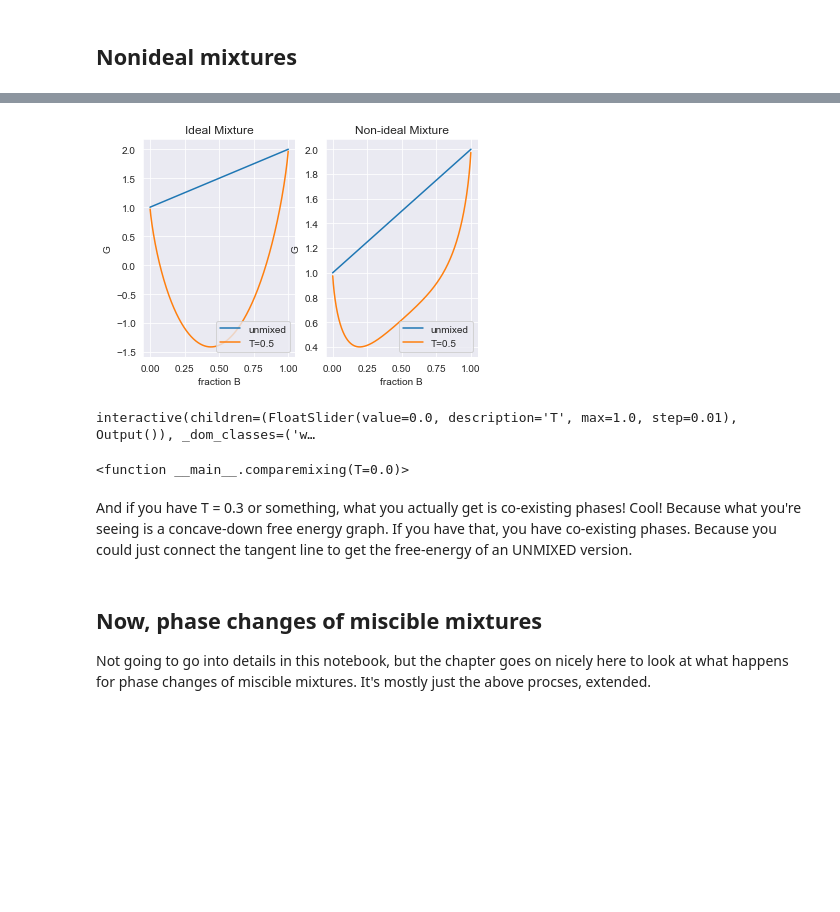
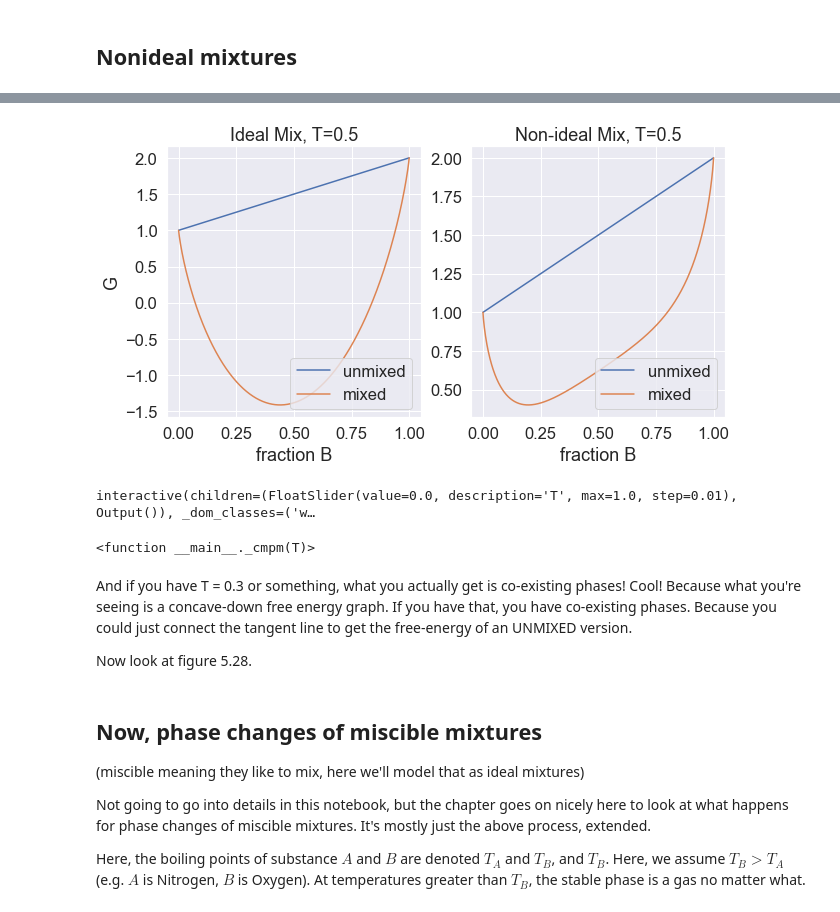
Before and after one commit to mglerner/IntroToStatMechAndThermal, a Jupyter notebook: Chapter5/PhaseTransformationsOfMixtures_QuickTour.ipynb, the cells around one changed output, grey strips where cells are left out. Cells and saved outputs as stored; diff of their text form; code cells hidden in the pictures; blank space fills up the shorter version.

```diff
--- a/Chapter5/PhaseTransformationsOfMixtures_QuickTour.ipynb
+++ b/Chapter5/PhaseTransformationsOfMixtures_QuickTour.ipynb
@@ -83,40 +89,53 @@ plt.show()
 def nonidealmixed(x,T):
     return idealmixed(x,T) + deltaU_mixing(x)
 
-def comparemixing(T=0.0):
-    plt.clf()
-    x = np.linspace(0,1,1000)
+def comparemixing(T=0.0,axs=None):
+    if axs is None:
+        fig, axs = plt.subplots(1,2,figsize=(10,5))
+    axs[0].clear()
+    axs[1].clear()
+    delta = 0.0000001
+    x = np.linspace(0+delta,1-delta,1000)
     legloc = 'lower right'
-    plt.subplot(121)
-    plt.plot(x,unmixed(x),label="unmixed")
-    plt.title("Ideal Mixture")
-    plt.xlabel("fraction B")
-    plt.ylabel("G")
-    plt.plot(x,idealmixed(x,T),label="T=%3.1f"%T)
-    plt.legend(loc=legloc)
+    #plt.subplot(121)
+    axs[0].plot(x,unmixed(x),label="unmixed")
+    axs[0].set_title(f"Ideal Mix, T={T:3.1f}")
+    axs[0].set_xlabel("fraction B")
+    axs[0].set_ylabel("G")
+    axs[0].plot(x,idealmixed(x,T),label="mixed")
+    axs[0].legend(loc=legloc)
 
-    plt.subplot(122)
-    plt.plot(x,unmixed(x),label="unmixed")
-    plt.title("Non-ideal Mixture")
-    plt.xlabel("fraction B")
-    plt.ylabel("G")
-    plt.plot(x,nonidealmixed(x,T),label="T=%3.1f"%T)
-    plt.legend(loc=legloc)
-    plt.show()
+    axs[1].plot(x,unmixed(x),label="unmixed")
+    axs[1].set_title(f"Non-ideal Mix, T={T:3.1f}")
+    axs[1].set_xlabel("fraction B")
+    #axs[1].set_ylabel("G")
+    axs[1].plot(x,nonidealmixed(x,T),label="mixed")
+    axs[1].legend(loc=legloc)
+    #plt.show()
-# %%
-comparemixing(T=0.5)
-# %% [output]
-[figure, removed]
-# %%
-interact(comparemixing,T=(0,1,0.01))
-# %% [output]
-interactive(children=(FloatSlider(value=0.0, description='T', max=1.0, step=0.01), Output()), _dom_classes=('w…
-<function __main__.comparemixing(T=0.0)>
+# %%
+fig, axs = plt.subplots(1,2,figsize=(10,5))
+comparemixing(T=0.5,axs=axs)
+# %% [output]
+[figure, added]
+# %%
+def _cmpm(T):
+    fig, axs = plt.subplots(1,2,figsize=(10,5))
+    comparemixing(T=T,axs=axs)
+interact(_cmpm,T=(0,1,0.01))
+# %% [output]
+interactive(children=(FloatSlider(value=0.0, description='T', max=1.0, step=0.01), Output()), _dom_classes=('w…
+<function __main__._cmpm(T)>
 # %% [markdown]
 And if you have T = 0.3 or something, what you actually get is co-existing phases! Cool! Because what you're seeing is a concave-down free energy graph. If you have that, you have co-existing phases. Because you could just connect the tangent line to get the free-energy of an UNMIXED version.
+
+Now look at figure 5.28.
 # %% [markdown]
 ## Now, phase changes of miscible mixtures
 
-Not going to go into details in this notebook, but the chapter goes on nicely here to look at what happens for phase changes of miscible mixtures. It's mostly just the above procses, extended.
+(miscible meaning they like to mix, here we'll model that as ideal mixtures)
+
+Not going to go into details in this notebook, but the chapter goes on nicely here to look at what happens for phase changes of miscible mixtures. It's mostly just the above process, extended.
+
+Here, the boiling points of substance $A$ and $B$ are denoted $T_A$ and $T_B$, and $T_B$. Here, we assume $T_B > T_A$ (e.g. $A$ is Nitrogen, $B$ is Oxygen). At temperatures greater than $T_B$, the stable phase is a gas no matter what.
 # %%
 T = 0.3
```
Also changed, not shown: parts of 15 cells of this notebook, 9 other files.
